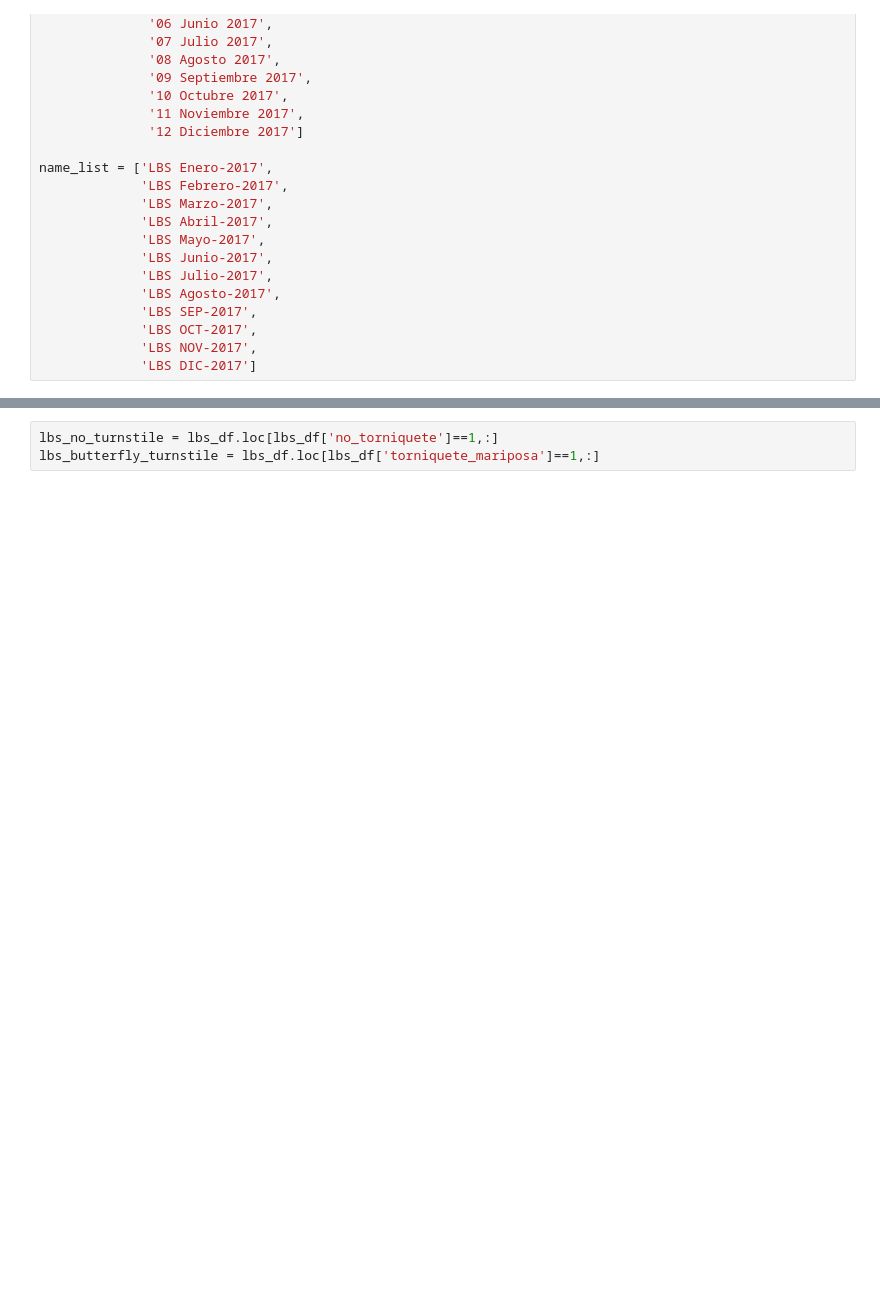
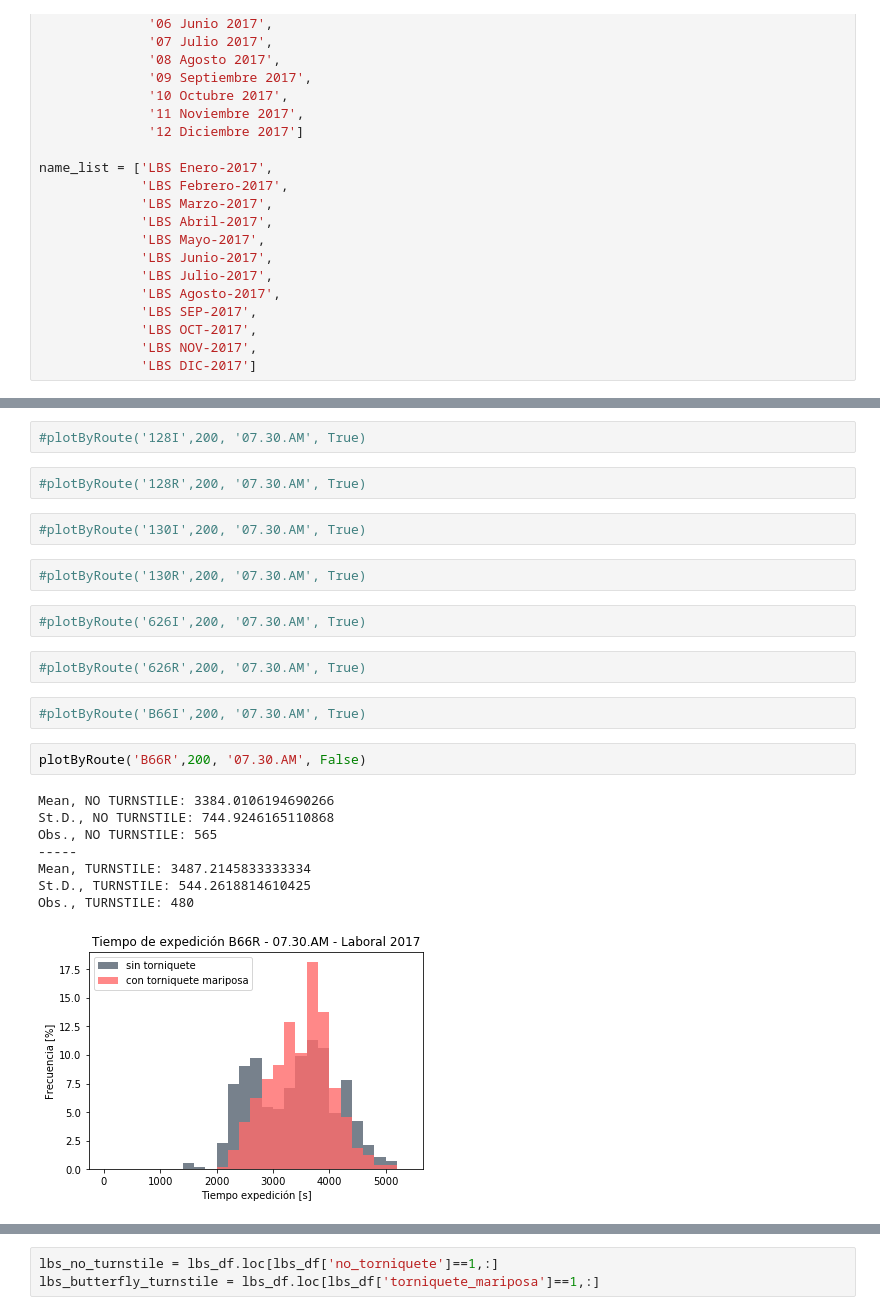
Before and after one commit to leocamus/TSAnalysis, a Jupyter notebook: Travel_Time/LBS_Analisis.ipynb, the cells around one changed output, grey strips where cells are left out. Drawn from its saved outputs; the diff is of its cells as text; blank space fills up the shorter version.

```diff
--- a/Travel_Time/LBS_Analisis.ipynb
+++ b/Travel_Time/LBS_Analisis.ipynb
@@ -114,0 +192,25 @@ lbs_df = mergeTurnstileDatabase(lbs_df,ana_turnstiles_df,mauricio_turnstiles_df)
+# %%
+#plotByRoute('128I',200, '07.30.AM', True)
+# %%
+#plotByRoute('128R',200, '07.30.AM', True)
+# %%
+#plotByRoute('130I',200, '07.30.AM', True)
+# %%
+#plotByRoute('130R',200, '07.30.AM', True)
+# %%
+#plotByRoute('626I',200, '07.30.AM', True)
+# %%
+#plotByRoute('626R',200, '07.30.AM', True)
+# %%
+#plotByRoute('B66I',200, '07.30.AM', True)
+# %%
+plotByRoute('B66R',200, '07.30.AM', False)
+# %% [output]
+Mean, NO TURNSTILE: 3384.0106194690266
+St.D., NO TURNSTILE: 744.9246165110868
+Obs., NO TURNSTILE: 565
+-----
+Mean, TURNSTILE: 3487.2145833333334
+St.D., TURNSTILE: 544.2618814610425
+Obs., TURNSTILE: 480
+[figure, added]
```
Also changed, not shown: parts of 61 cells of this notebook, 25 other files.
